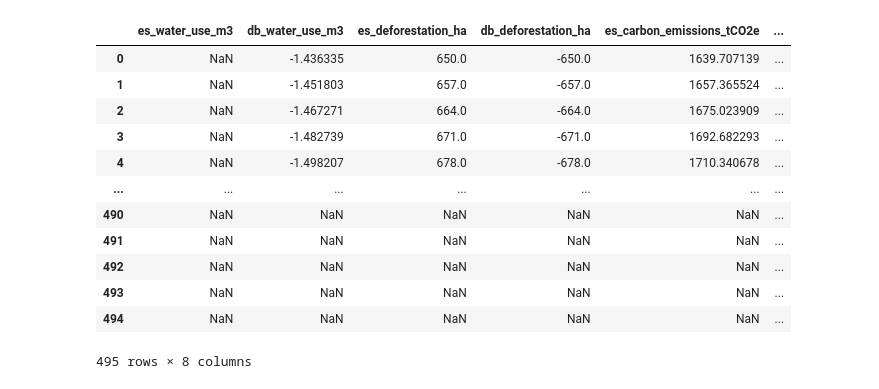
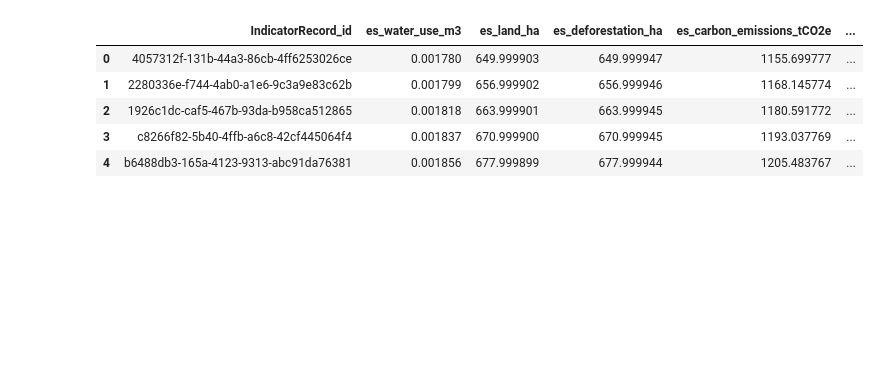
Before and after one commit to Vizzuality/landgriffon, a Jupyter notebook: data/notebooks/Lab/QA_Indicator_records_h3.ipynb, the cells around one changed output. Drawn from its saved outputs; the diff is of its cells as text; code cells hidden in the pictures; blank space fills up the shorter version.

Commit message:
add sum indicator record, scaler and pointer params

```diff
--- a/data/notebooks/Lab/QA_Indicator_records_h3.ipynb
+++ b/data/notebooks/Lab/QA_Indicator_records_h3.ipynb
@@ -317,20 +309,0 @@ indicator_record
-# %%
-# get water outputs
-irs= []
-water_ir = []
-def_ir = []
-carb_ir = []
-bio_ir= []
-for el in indicator_record:
-    for sr in el:
-        irs.append(sr)
-        try:
-            water_ir.append(el[sr]['water_use_m3'])
-            def_ir.append(el[sr]['deforestation_ha'])
-            carb_ir.append(el[sr]['carbon_emissions_tCO2e'])
-            bio_ir.append(el[sr]['biodiversity_impact_PDF'])
-        except:
-            water_ir.append(None)
-            def_ir.append(None)
-            carb_ir.append(None)
-            bio_ir.append(None)
@@ -438,16 +310,33 @@ df_diff
-# %%
-df_diff
-# %% [output]
-|  | es_water_use_m3 | db_water_use_m3 | es_deforestation_ha | db_deforestation_ha | es_carbon_emissions_tCO2e | ... |
-| 0 | NaN | -1.436335 | 650.0 | -650.0 | 1639.707139 | ... |
-| 1 | NaN | -1.451803 | 657.0 | -657.0 | 1657.365524 | ... |
-| 2 | NaN | -1.467271 | 664.0 | -664.0 | 1675.023909 | ... |
-| 3 | NaN | -1.482739 | 671.0 | -671.0 | 1692.682293 | ... |
-| 4 | NaN | -1.498207 | 678.0 | -678.0 | 1710.340678 | ... |
-| ... | ... | ... | ... | ... | ... | ... |
-| 490 | NaN | NaN | NaN | NaN | NaN | ... |
-| 491 | NaN | NaN | NaN | NaN | NaN | ... |
-| 492 | NaN | NaN | NaN | NaN | NaN | ... |
-| 493 | NaN | NaN | NaN | NaN | NaN | ... |
-| 494 | NaN | NaN | NaN | NaN | NaN | ... |
-495 rows × 8 columns
+# %%
+## compare results with values in ddbb
+
+ir_id_list = [el for record in indicator_record for el in record]
+
+water_val_es = [record[el]['value']['water_use_m3'] for ir in ir_id_list for record in indicator_record for el in record if el == ir]
+land_val_es = [record[el]['value']['land_ha'] for ir in ir_id_list for record in indicator_record for el in record if el == ir]
+def_val_es = [record[el]['value']['deforestation_ha'] for ir in ir_id_list for record in indicator_record for el in record if el == ir]
+carb_val_es = [record[el]['value']['carbon_emissions_tCO2e'] for ir in ir_id_list for record in indicator_record for el in record if el == ir]
+bio_val_es = [record[el]['value']['biodiversity_impact_PDF'] for ir in ir_id_list for record in indicator_record for el in record if el == ir]
+scaler = [record[el]['scaler'] for ir in ir_id_list for record in indicator_record for el in record if el == ir]
+pointer_table = [record[el]['pointer_table'] for ir in ir_id_list for record in indicator_record for el in record if el == ir]
+pointer_column = [record[el]['pointer_column'] for ir in ir_id_list for record in indicator_record for el in record if el == ir]
+
+
+
+df_ = pd.DataFrame(ir_id_list, columns = {'IndicatorRecord_id'})
+df_['es_water_use_m3']=water_val_es
+df_['es_land_ha']=land_val_es
+df_['es_deforestation_ha']=def_val_es
+df_['es_carbon_emissions_tCO2e']=carb_val_es
+df_['es-biodiversity_impact_PDF']=bio_val_es
+df_['escaler']=scaler
+df_['pointer_table']=pointer_table
+df_['pointer_column']=pointer_column
+df_.head()
+# %% [output]
+|  | IndicatorRecord_id | es_water_use_m3 | es_land_ha | es_deforestation_ha | es_carbon_emissions_tCO2e | ... |
+| 0 | 4057312f-131b-44a3-86cb-4ff6253026ce | 0.001780 | 649.999903 | 649.999947 | 1155.699777 | ... |
+| 1 | 2280336e-f744-4ab0-a1e6-9c3a9e83c62b | 0.001799 | 656.999902 | 656.999946 | 1168.145774 | ... |
+| 2 | 1926c1dc-caf5-467b-93da-b958ca512865 | 0.001818 | 663.999901 | 663.999945 | 1180.591772 | ... |
+| 3 | c8266f82-5b40-4ffb-a6c8-42cf445064f4 | 0.001837 | 670.999900 | 670.999945 | 1193.037769 | ... |
+| 4 | b6488db3-165a-4123-9313-abc91da76381 | 0.001856 | 677.999899 | 677.999944 | 1205.483767 | ... |
```
Also changed, not shown: parts of 15 cells of this notebook.
